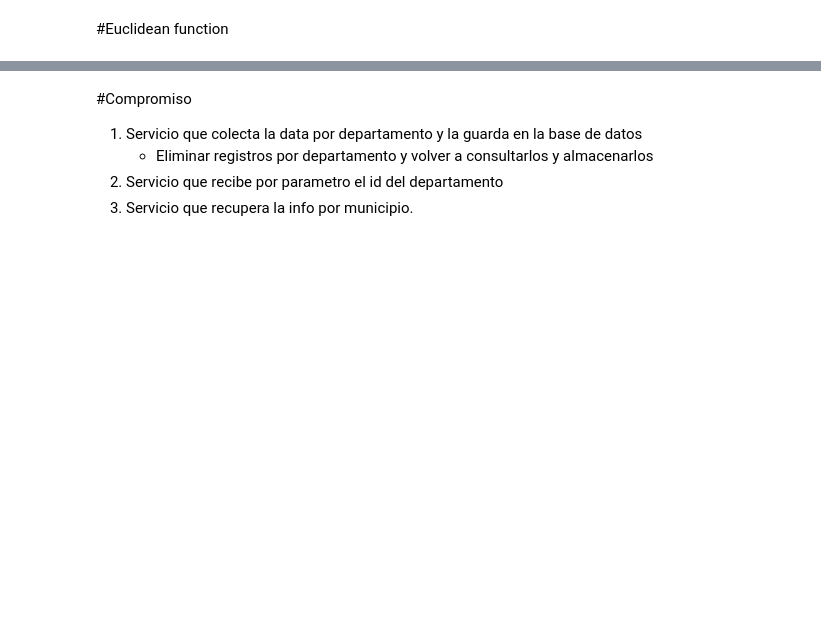
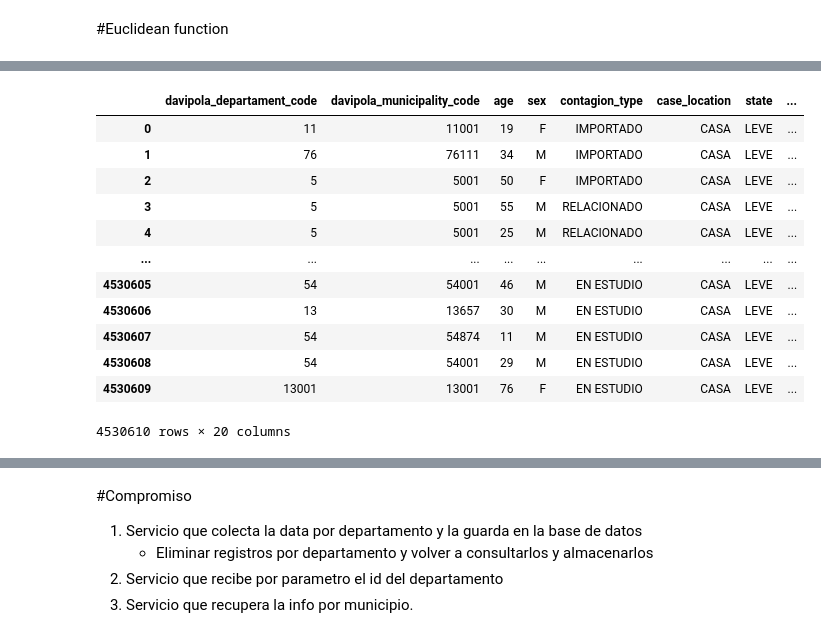
Before and after one commit to Python-Neiva/risk-factors-covid19, a Jupyter notebook: ResearchInPython.ipynb, the cells around one changed output, grey strips where cells are left out. Drawn from its saved outputs; the diff is of its cells as text; code cells hidden in the pictures; blank space fills up the shorter version.

```diff
--- a/ResearchInPython.ipynb
+++ b/ResearchInPython.ipynb
@@ -548,3 +510,3 @@ df.head(20)
 # %%
-df_to_use_in_pca = df.iloc[:, lambda df: [3,5,7,9,10,11,12,13,15,16,17,18,20,21]].copy()
-df_to_use_in_pca.info()
+df_to_train = df.iloc[:, lambda df: [3,5,7,9,10,11,12,13,15,16,17,18,20,21]].copy()
+df_to_train.info()
@@ -550,0 +531,20 @@ df_to_use_in_pca.info()
+# %%
+for i in df_to_train.select_dtypes(include='object'):
+  df_to_train[i] = df_to_train[i].astype('category')
+  df_to_train[i+"_cat"] = df_to_train[i].cat.codes
+
+df_to_train
+# %% [output]
+|  | davipola_departament_code | davipola_municipality_code | age | sex | contagion_type | case_location | state | ... |
+| 0 | 11 | 11001 | 19 | F | IMPORTADO | CASA | LEVE | ... |
+| 1 | 76 | 76111 | 34 | M | IMPORTADO | CASA | LEVE | ... |
+| 2 | 5 | 5001 | 50 | F | IMPORTADO | CASA | LEVE | ... |
+| 3 | 5 | 5001 | 55 | M | RELACIONADO | CASA | LEVE | ... |
+| 4 | 5 | 5001 | 25 | M | RELACIONADO | CASA | LEVE | ... |
+| ... | ... | ... | ... | ... | ... | ... | ... | ... |
+| 4530605 | 54 | 54001 | 46 | M | EN ESTUDIO | CASA | LEVE | ... |
+| 4530606 | 13 | 13657 | 30 | M | EN ESTUDIO | CASA | LEVE | ... |
+| 4530607 | 54 | 54874 | 11 | M | EN ESTUDIO | CASA | LEVE | ... |
+| 4530608 | 54 | 54001 | 29 | M | EN ESTUDIO | CASA | LEVE | ... |
+| 4530609 | 13001 | 13001 | 76 | F | EN ESTUDIO | CASA | LEVE | ... |
+4530610 rows × 20 columns
```
Also changed, not shown: parts of 25 cells of this notebook.
